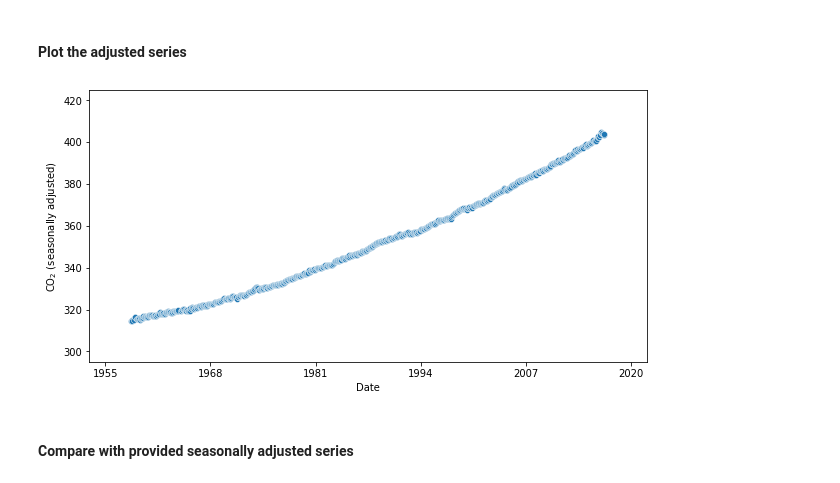
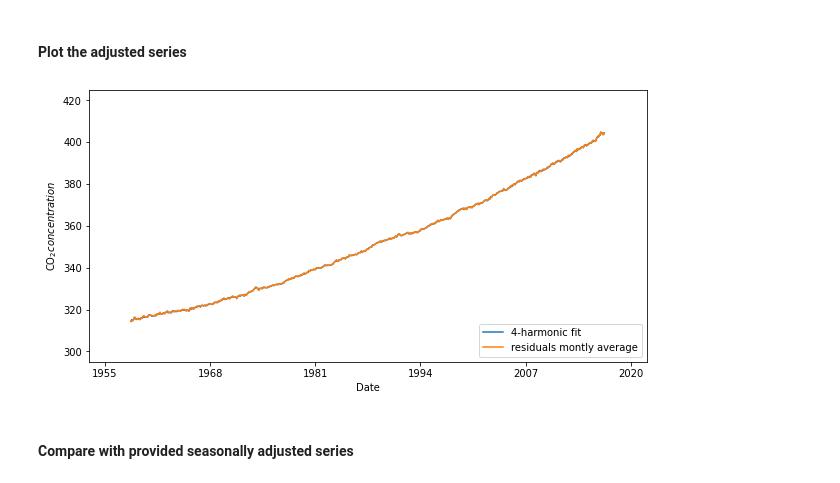
Before and after one commit to pipeton8/6.439-stats-comp-applications, a Jupyter notebook: Assignments/3 - Economics/6.439 - Problem Set 3.ipynb, the cells around one changed output. Cells and saved outputs as stored; diff of their text form; code cells hidden in the pictures.

```diff
--- a/Assignments/3 - Economics/6.439 - Problem Set 3.ipynb
+++ b/Assignments/3 - Economics/6.439 - Problem Set 3.ipynb
@@ -620,33 +620,41 @@ co2_data['co2_season_adj_b'] = co2_data['co2'] - co2_data['period_b']
 # %%
 # Axis offsets
 offset = (2,5)
 
 # Initialize figure
 fig, ax = plt.subplots()
 fig.set_size_inches(10,5)
 
 # Draw scatterplot and fit
-sns.scatterplot(data=co2_data, x='date', y='co2_season_adj_b', ax=ax)
+sns.lineplot(data=co2_data,
+             x='date', y='co2_season_adj',
+             label='4-harmonic fit', ax=ax)
+sns.lineplot(data=co2_data,
+             x='date', y='co2_season_adj_b',
+             label='residuals montly average', ax=ax)
 
 # Set xticks
 xticks = [f'{1955+13*k:d}' for k in range(6)]
 date_ticks, x_lims = obtain_dates_and_lims(xticks, offset[0])
 plt.xticks(pd.to_datetime(xticks), xticks)
 ax.set_xlim(x_lims)
 
 # Set yticks
 yticks = [300 + 20*k for k in range(7)]
 plt.yticks(yticks)
 ax.set_ylim(yticks[0] - offset[1], yticks[-1] + offset[1])
 
 # Set xlabel and ylabel
 plt.xlabel("Date")
-plt.ylabel(r"CO$_2$ (seasonally adjusted)")
+plt.ylabel(r"CO$_2 concentration$")
+
+# Location of legend
+plt.legend(loc='lower right')
 
 # Show figure
 fig.show()
 # %% [output]
-[figure, old version]
+[figure, new version]
 # %% [markdown]
 #### Compare with provided seasonally adjusted series
 # %%
```
Also changed, not shown: parts of 19 cells of this notebook.
